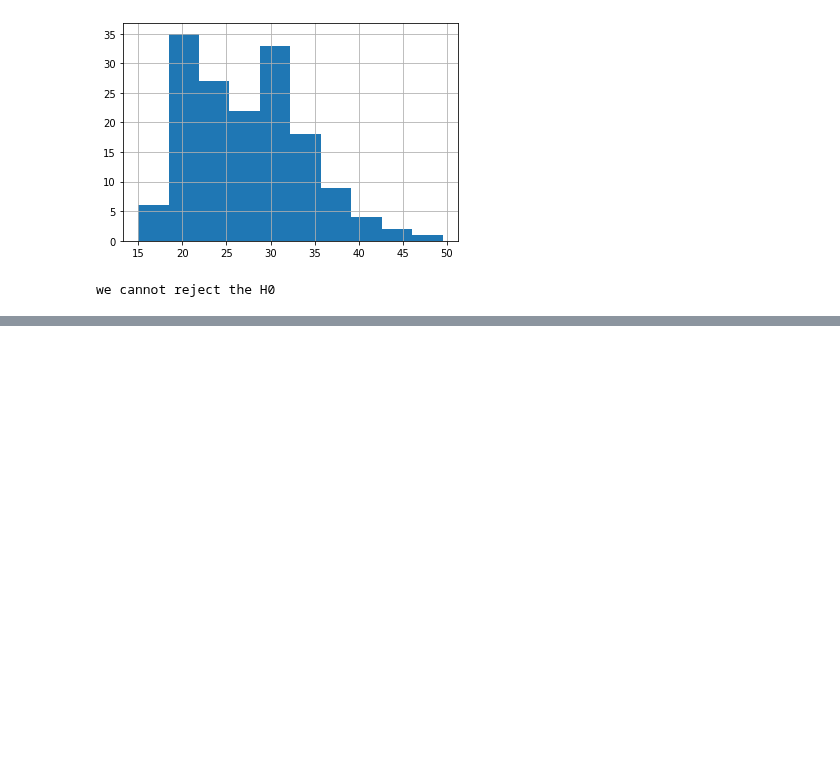
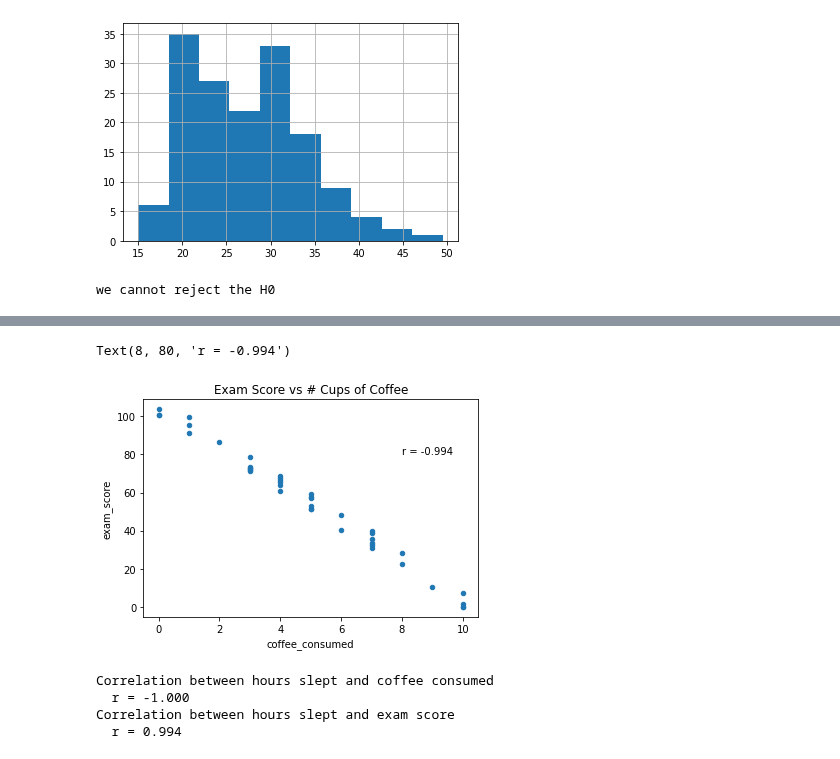
Before and after one commit to Laz-Lopez/statistics-exercises, a Jupyter notebook: hypothesis_testing.ipynb, the cells around one changed output, grey strips where cells are left out. Cells and saved outputs as stored; diff of their text form; code cells hidden in the pictures; blank space fills up the shorter version.

```diff
--- a/hypothesis_testing.ipynb
+++ b/hypothesis_testing.ipynb
@@ -493,0 +572,22 @@ we cannot reject the H0
+# %%
+r, p = stats.pearsonr(df.coffee_consumed, df.exam_score)
+
+df.plot.scatter('coffee_consumed', 'exam_score')
+plt.title('Exam Score vs # Cups of Coffee')
+plt.text(8, 80, f'r = {r:.3f}')
+# %% [output]
+Text(8, 80, 'r = -0.994')
+[figure, added]
+# %%
+r_sleep_coffee, _ = stats.pearsonr(df.hours_slept, df.coffee_consumed)
+r_sleep_score, _ = stats.pearsonr(df.hours_slept, df.exam_score)
+
+print('Correlation between hours slept and coffee consumed')
+print(f'  r = {r_sleep_coffee:.3f}')
+print('Correlation between hours slept and exam score')
+print(f'  r = {r_sleep_score:.3f}')
+# %% [output]
+Correlation between hours slept and coffee consumed
+  r = -1.000
+Correlation between hours slept and exam score
+  r = 0.994
```
Also changed, not shown: parts of 28 cells of this notebook.
